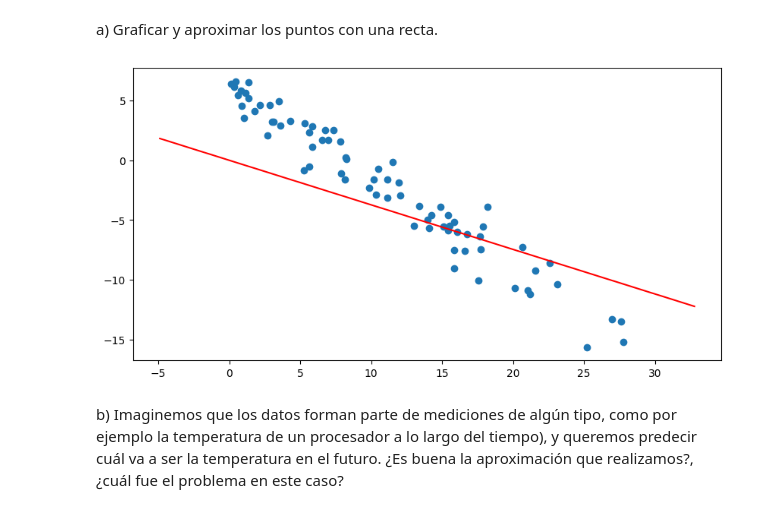
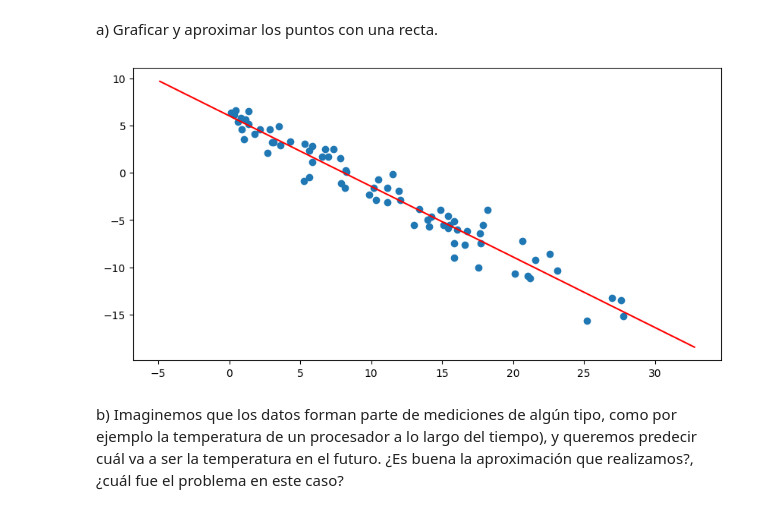
Before and after one commit to IgnacioPardo/Metodos_TP1, a Jupyter notebook: TP1.ipynb, the cells around one changed output. Saved outputs shown, nothing was run; the diff lists cells and outputs as text; code cells hidden in the pictures.

Commit message:
fix(regression)

```diff
--- a/TP1.ipynb
+++ b/TP1.ipynb
@@ -219,9 +219,9 @@ b
 # %% [output]
 array([[0.75785414]])
 # %%
-def plot_regression_line(X, y):
+def plot_regression_line(X, y, reg_func=linear_regression):
 
-    b = linear_regression(X, y)
+    b = reg_func(X, y).flatten()
 
     plt.figure(figsize=(10, 5))
 
@@ -233,6 +233,9 @@ def plot_regression_line(X, y):
     line_x = np.linspace(min_x, max_x, 1000)
     line_y = b[0] * line_x
 
+    if len(b) > 1:
+        line_y += b[1]
+
     plt.plot(line_x, line_y, 'r')
 
     plt.show()
@@ -251,3 +254,15 @@ plot_regression_line(X, y + 12)
 [figure]
 # %% [markdown]
 d) ¿Cómo se podría extender el modelo para poder aproximar cualquier recta en el plano?
+# %%
+def linear_regression_(X, y):
+    ones = np.ones((X.shape[0], 1))
+    X = np.concatenate((X, ones), axis=1)
+    X_t = X.T
+    X_t_X = np.dot(X_t, X)
+    X_t_X_inv = np.linalg.inv(X_t_X)
+    X_t_X_inv_X_t = np.dot(X_t_X_inv, X_t)
+    B = np.dot(X_t_X_inv_X_t, y)
+    return B
+
+plot_regression_line(X, y, linear_regression_)
@@ -258,18 +275,18 @@ a) Graficar y aproximar los puntos con una recta.
 # %%
 data_ej2 = pd.read_csv('data/ejercicio_2.csv', sep=',')
 
 x_2_key = data_ej2.keys()[0]
 y_2_key = data_ej2.keys()[1]
 
 x_2_values = data_ej2[x_2_key]
 y_2_values = data_ej2[y_2_key]
 
 X2 = np.array(x_2_values).reshape(-1, 1)
 y2 = np.array(y_2_values).reshape(-1, 1)
 
-plot_regression_line(X2, y2)
+plot_regression_line(X2, y2, linear_regression_)
 # %% [output]
-[figure, old version]
+[figure, new version]
 # %% [markdown]
 b) Imaginemos que los datos forman parte de mediciones de algún tipo, como por ejemplo la temperatura de un procesador a lo largo del tiempo), y queremos predecir cuál va a ser la temperatura en el futuro. ¿Es buena la aproximación que realizamos?, ¿cuál fue el problema en este caso?
 # %% [markdown]
```
Also changed, not shown: parts of 1 cell of this notebook.
